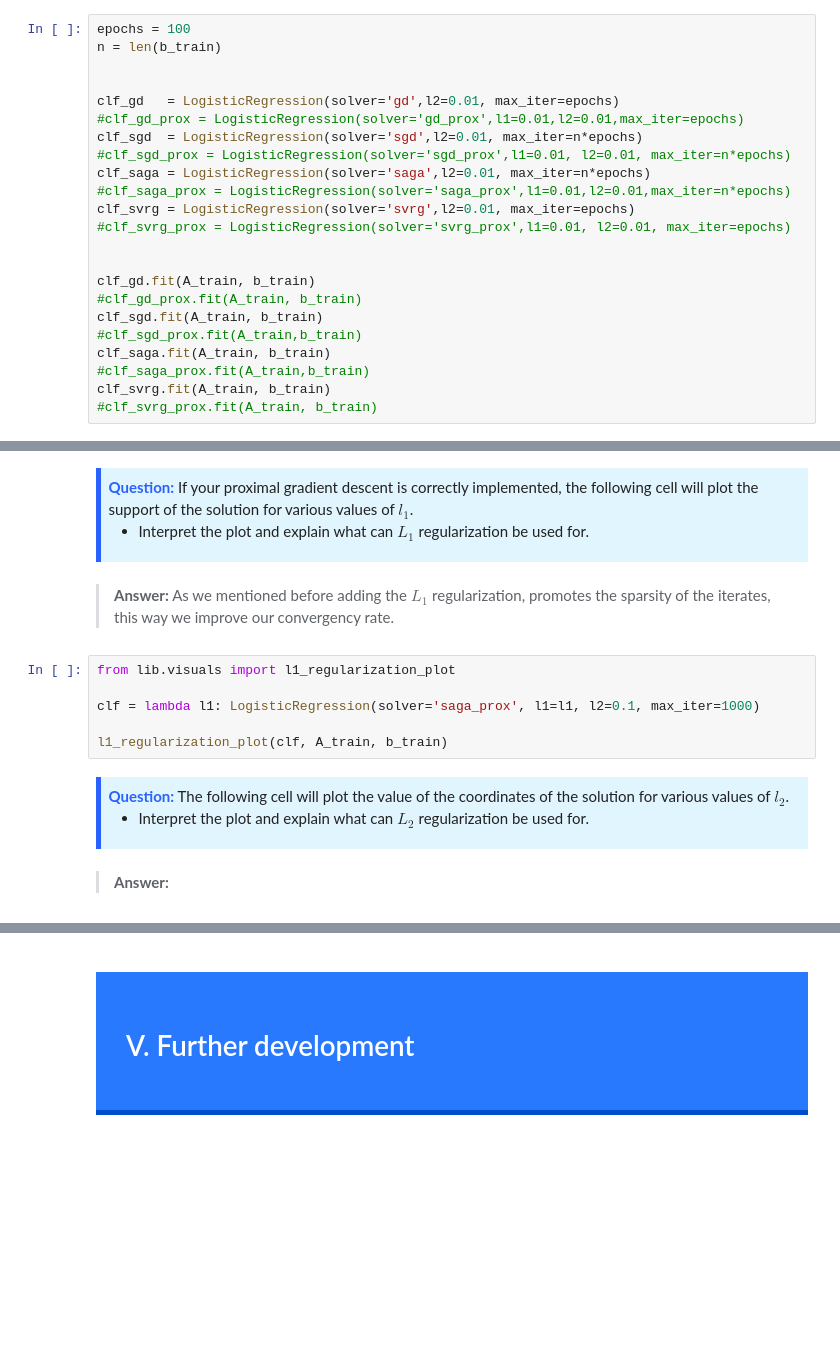
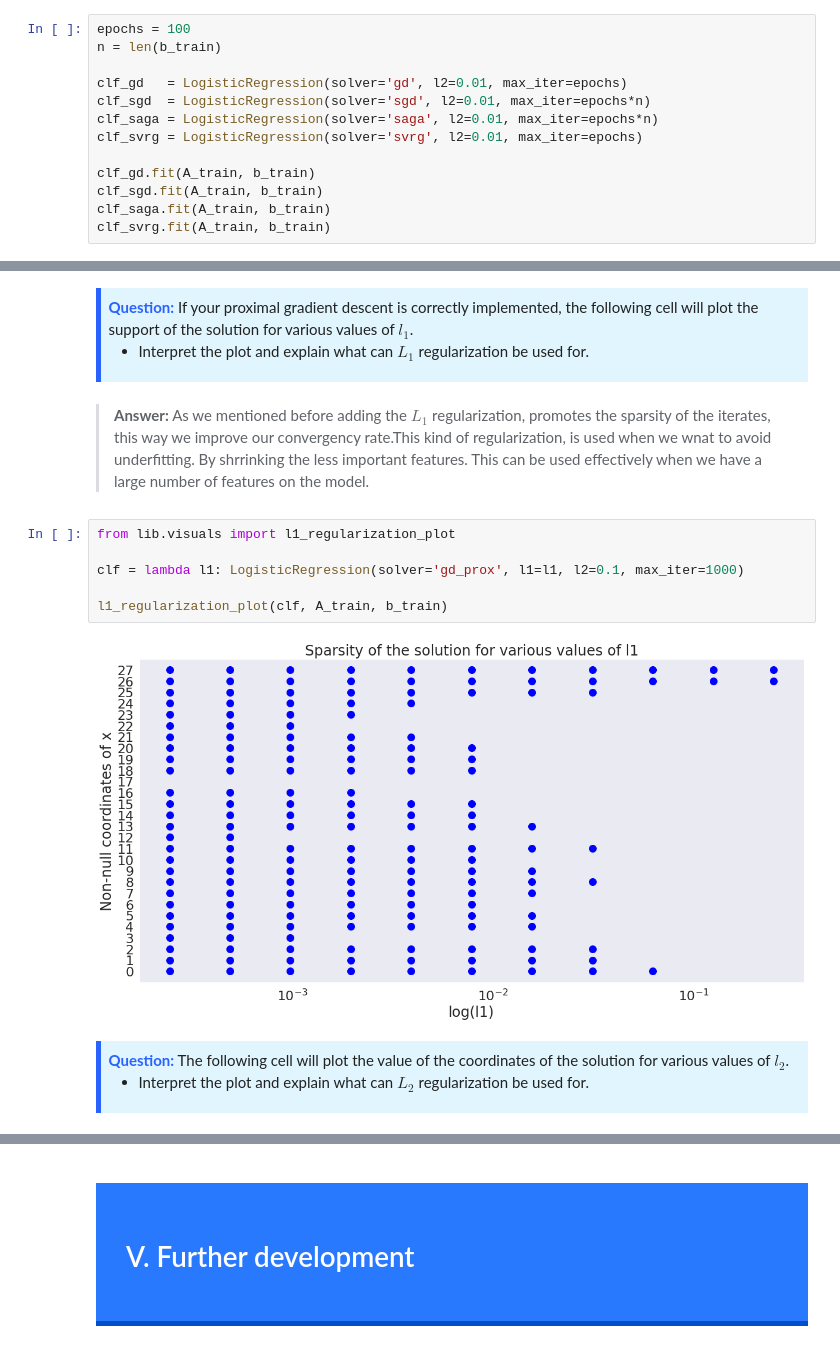
Before and after one commit to BeGIMATH/CDO_LAB, a Jupyter notebook: lab.ipynb, the cells around one changed output, grey strips where cells are left out. Drawn from its saved outputs; the diff is of its cells as text; blank space fills up the shorter version.

```diff
--- a/lab.ipynb
+++ b/lab.ipynb
@@ -526,25 +528,15 @@ learning_curve(SVRG=clf_svrg)
 epochs = 100
 n = len(b_train)
 
-
-clf_gd   = LogisticRegression(solver='gd',l2=0.01, max_iter=epochs)
-#clf_gd_prox = LogisticRegression(solver='gd_prox',l1=0.01,l2=0.01,max_iter=epochs)
-clf_sgd  = LogisticRegression(solver='sgd',l2=0.01, max_iter=n*epochs)
-#clf_sgd_prox = LogisticRegression(solver='sgd_prox',l1=0.01, l2=0.01, max_iter=n*epochs)
-clf_saga = LogisticRegression(solver='saga',l2=0.01, max_iter=n*epochs)
-#clf_saga_prox = LogisticRegression(solver='saga_prox',l1=0.01,l2=0.01,max_iter=n*epochs)
-clf_svrg = LogisticRegression(solver='svrg',l2=0.01, max_iter=epochs)
-#clf_svrg_prox = LogisticRegression(solver='svrg_prox',l1=0.01, l2=0.01, max_iter=epochs)
-
+clf_gd   = LogisticRegression(solver='gd', l2=0.01, max_iter=epochs)
+clf_sgd  = LogisticRegression(solver='sgd', l2=0.01, max_iter=epochs*n)
+clf_saga = LogisticRegression(solver='saga', l2=0.01, max_iter=epochs*n)
+clf_svrg = LogisticRegression(solver='svrg', l2=0.01, max_iter=epochs)
 
 clf_gd.fit(A_train, b_train)
-#clf_gd_prox.fit(A_train, b_train)
 clf_sgd.fit(A_train, b_train)
-#clf_sgd_prox.fit(A_train,b_train)
 clf_saga.fit(A_train, b_train)
-#clf_saga_prox.fit(A_train,b_train)
 clf_svrg.fit(A_train, b_train)
-#clf_svrg_prox.fit(A_train, b_train)
 # %%
 learning_curve(GD=clf_gd, SGD=clf_sgd, SAGA=clf_saga, SVRG=clf_svrg)
 
@@ -698,13 +690,15 @@ def GD_prox(x0, grad, prox, max_iter, n, L, mu):
 </div>
 # %% [markdown]
 > **Answer:**
-> As we mentioned before adding the $L_1$ regularization, promotes the sparsity of the iterates, this way we improve our convergency rate.
+> As we mentioned before adding the $L_1$ regularization, promotes the sparsity of the iterates, this way we improve our convergency rate.This kind of regularization, is used when we wnat to avoid underfitting. By shrrinking the less important features. This can be used effectively when we have a large number of features on the model.
 # %%
 from lib.visuals import l1_regularization_plot
 
-clf = lambda l1: LogisticRegression(solver='saga_prox', l1=l1, l2=0.1, max_iter=1000)
+clf = lambda l1: LogisticRegression(solver='gd_prox', l1=l1, l2=0.1, max_iter=1000)
 
 l1_regularization_plot(clf, A_train, b_train)
+# %% [output]
+[figure, added]
 # %% [markdown]
 <div style="background-color: #e1f5fe;  border-left: 5px solid #2962ff; padding: 0.5em;">
 <b style="color: #2962ff;">Question:</b> The following cell will plot the value of the coordinates of the solution for various values of $l_2$.
@@ -712,5 +706,3 @@ l1_regularization_plot(clf, A_train, b_train)
         <li> Interpret the plot and explain what can $L_2$ regularization be used for.</li>
     </ul>
 </div>
-# %% [markdown]
-> **Answer:**
```
Also changed, not shown: parts of 20 cells of this notebook, 1 other file.
